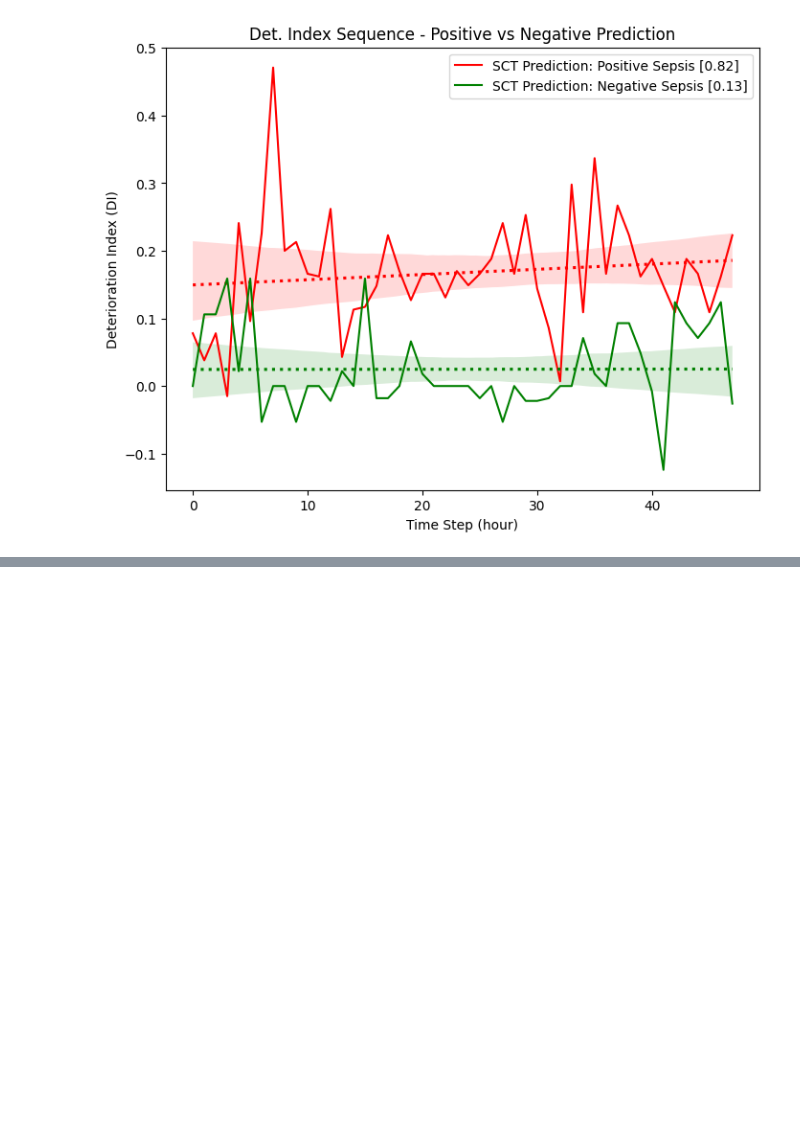
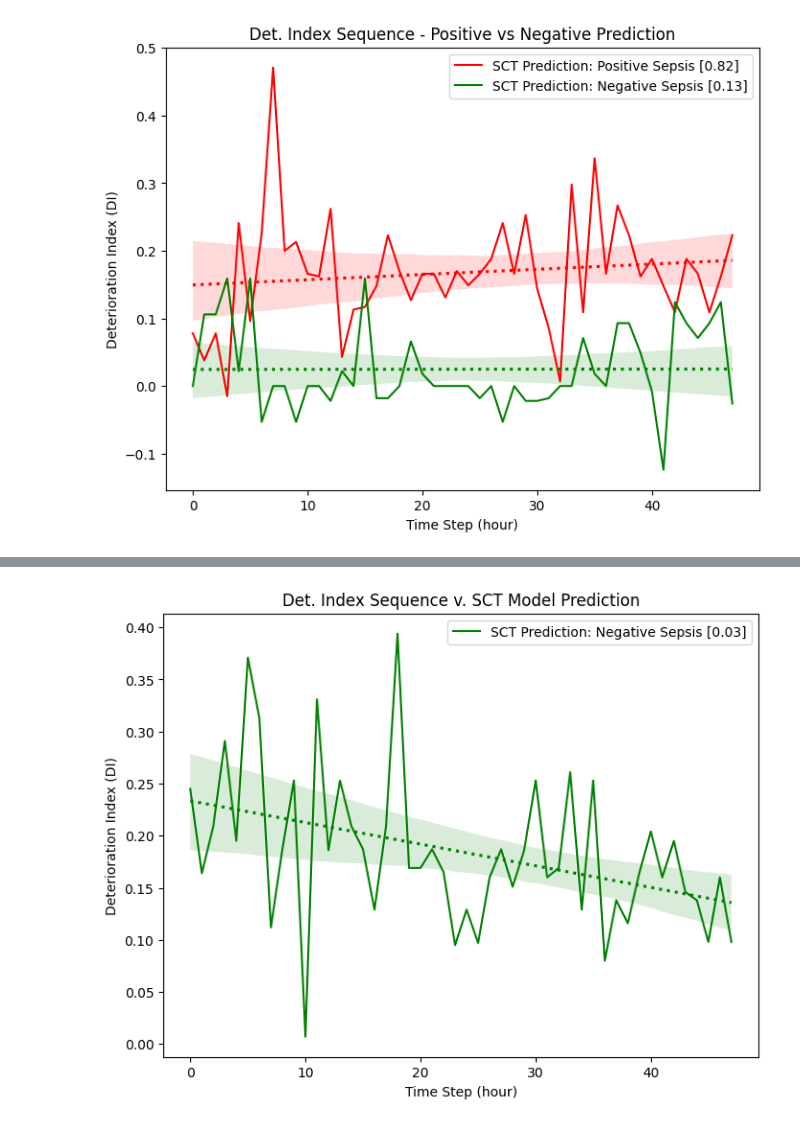
Before and after one commit to t4ai/early-sepsis-prediction, a Jupyter notebook: 6.0 - Test Model Predictions.ipynb, the cells around one changed output, grey strips where cells are left out. Cells and saved outputs as stored; diff of their text form; code cells hidden in the pictures; blank space fills up the shorter version.

```diff
--- a/6.0 - Test Model Predictions.ipynb
+++ b/6.0 - Test Model Predictions.ipynb
@@ -114,0 +135,4 @@ class_weights
+# %%
+# test some individual preds
+visualize_random_patient()
+# %% [output]
@@ -114,0 +140 @@ class_weights
+[figure, added]
```
Also changed, not shown: parts of 9 cells of this notebook.
